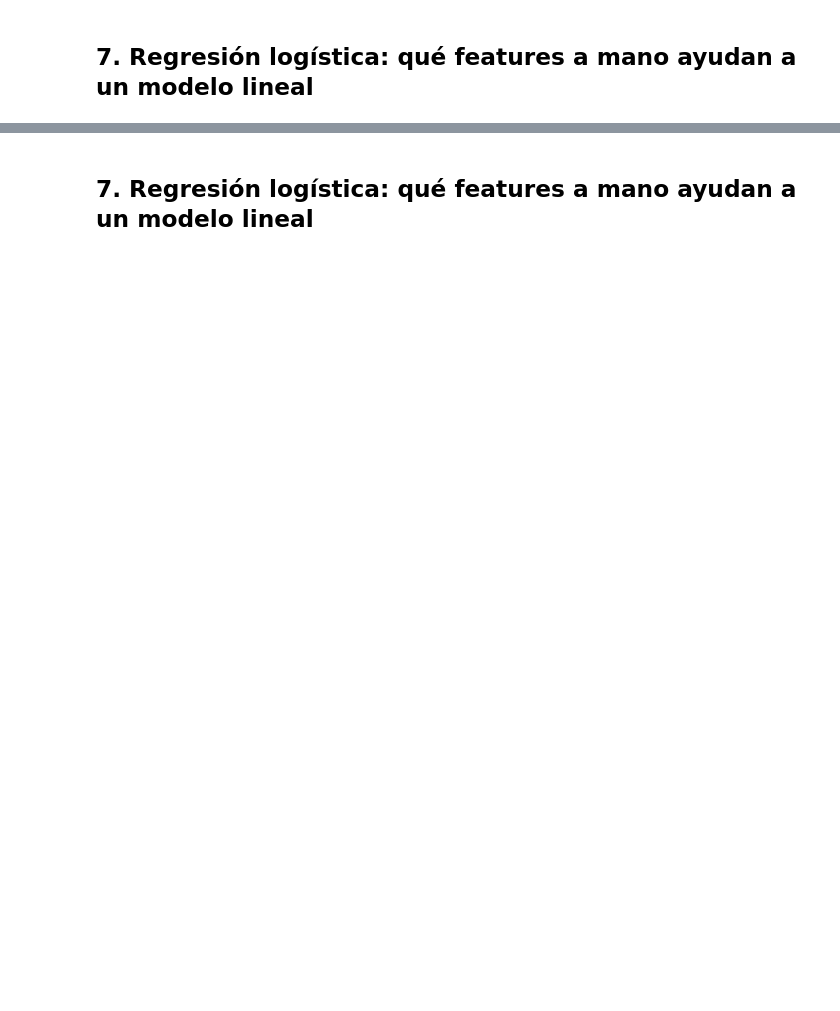
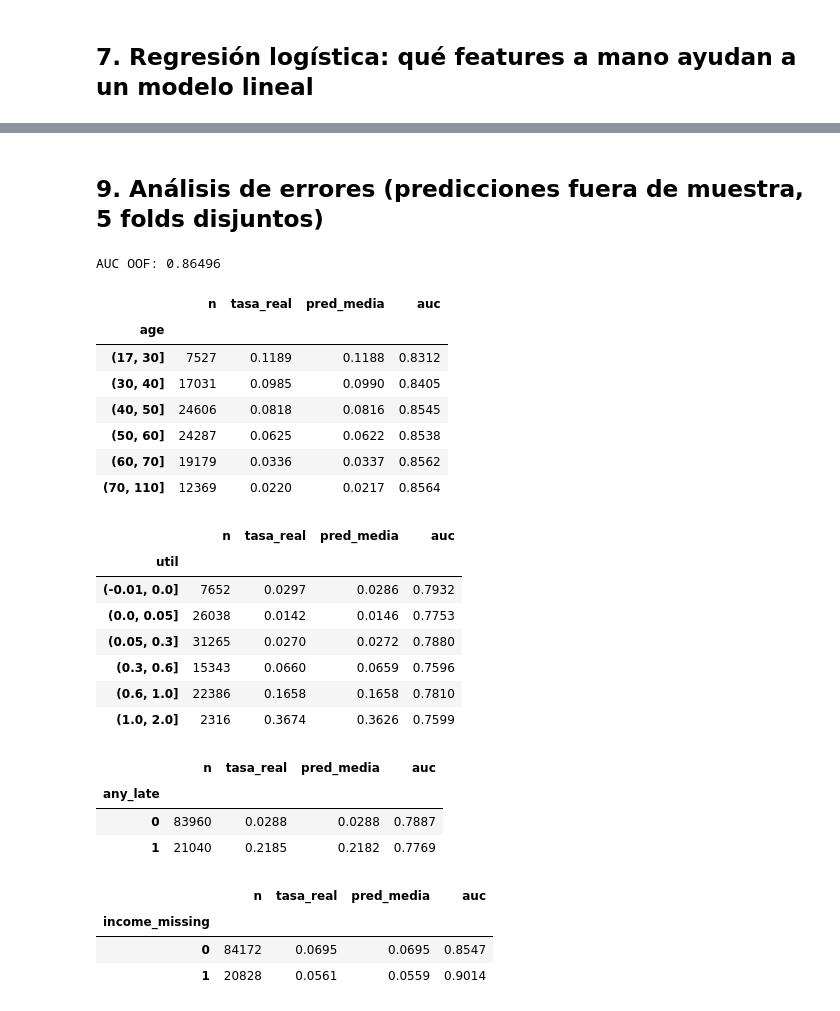
Before and after one commit to gustavopardoitam/ml-competencia-crediticia, a Jupyter notebook: notebooks/03_exploracion_manual.ipynb, the cells around one changed output, grey strips where cells are left out. Saved outputs shown, nothing was run; the diff lists cells and outputs as text; code cells hidden in the pictures; blank space fills up the shorter version.

```diff
--- a/notebooks/03_exploracion_manual.ipynb
+++ b/notebooks/03_exploracion_manual.ipynb
@@ -282,9 +295,51 @@ out
 # %% [markdown]
-## 7. Regresión logística: qué features a mano ayudan a un modelo lineal
+## 9. Análisis de errores (predicciones fuera de muestra, 5 folds disjuntos)
 # %%
-extra_lin = pd.concat([X_lin, spikes[["util_eq0", "util_095_1"]],
-                       exposure[["has_90", "only_mild_late"]]], axis=1)
-lin2 = pd.DataFrame({
-    "modelo": ["logreg · limpias y transformadas", "+ util_eq0, util_095_1, has_90, only_mild_late"],
-    "auc": [fold_aucs(X_lin, logreg).mean(), fold_aucs(extra_lin, logreg).mean()]})
-lin2.round(5)
+oof = np.zeros(len(y))
+for tr, va in SPLITS[:5]:
+    m = xgb.XGBClassifier(**XGB).fit(X_fe.iloc[tr], y.iloc[tr])
+    oof[va] = m.predict_proba(X_fe.iloc[va])[:, 1]
+print("AUC OOF:", round(roc_auc_score(y, oof), 5))
+
+df = pd.DataFrame({"y": y, "p": oof, "age": X_fe["age"], "util": X_fe["util_clip"],
+                   "any_late": X_fe["any_late"], "income_missing": X_fe["income_missing"]})
+
+
+def slice_report(by):
+    g = df.groupby(by, observed=True)
+    return pd.DataFrame({
+        "n": g.size(), "tasa_real": g["y"].mean(), "pred_media": g["p"].mean(),
+        "auc": g.apply(lambda s: roc_auc_score(s["y"], s["p"]) if s["y"].nunique() == 2 else np.nan),
+    }).round(4)
+
+
+display(slice_report(pd.cut(df["age"], [17, 30, 40, 50, 60, 70, 110])))
+display(slice_report(pd.cut(df["util"], [-0.01, 0, 0.05, 0.3, 0.6, 1, 2])))
+display(slice_report("any_late"))
+display(slice_report("income_missing"))
+# %% [output]
+AUC OOF: 0.86496
+|  | n | tasa_real | pred_media | auc |
+| age |  |  |  |  |
+| (17, 30] | 7527 | 0.1189 | 0.1188 | 0.8312 |
+| (30, 40] | 17031 | 0.0985 | 0.0990 | 0.8405 |
+| (40, 50] | 24606 | 0.0818 | 0.0816 | 0.8545 |
+| (50, 60] | 24287 | 0.0625 | 0.0622 | 0.8538 |
+| (60, 70] | 19179 | 0.0336 | 0.0337 | 0.8562 |
+| (70, 110] | 12369 | 0.0220 | 0.0217 | 0.8564 |
+|  | n | tasa_real | pred_media | auc |
+| util |  |  |  |  |
+| (-0.01, 0.0] | 7652 | 0.0297 | 0.0286 | 0.7932 |
+| (0.0, 0.05] | 26038 | 0.0142 | 0.0146 | 0.7753 |
+| (0.05, 0.3] | 31265 | 0.0270 | 0.0272 | 0.7880 |
+| (0.3, 0.6] | 15343 | 0.0660 | 0.0659 | 0.7596 |
+| (0.6, 1.0] | 22386 | 0.1658 | 0.1658 | 0.7810 |
+| (1.0, 2.0] | 2316 | 0.3674 | 0.3626 | 0.7599 |
+|  | n | tasa_real | pred_media | auc |
+| any_late |  |  |  |  |
+| 0 | 83960 | 0.0288 | 0.0288 | 0.7887 |
+| 1 | 21040 | 0.2185 | 0.2182 | 0.7769 |
+|  | n | tasa_real | pred_media | auc |
+| income_missing |  |  |  |  |
+| 0 | 84172 | 0.0695 | 0.0695 | 0.8547 |
+| 1 | 20828 | 0.0561 | 0.0559 | 0.9014 |
```
Also changed, not shown: parts of 10 cells of this notebook, 3 other files.
